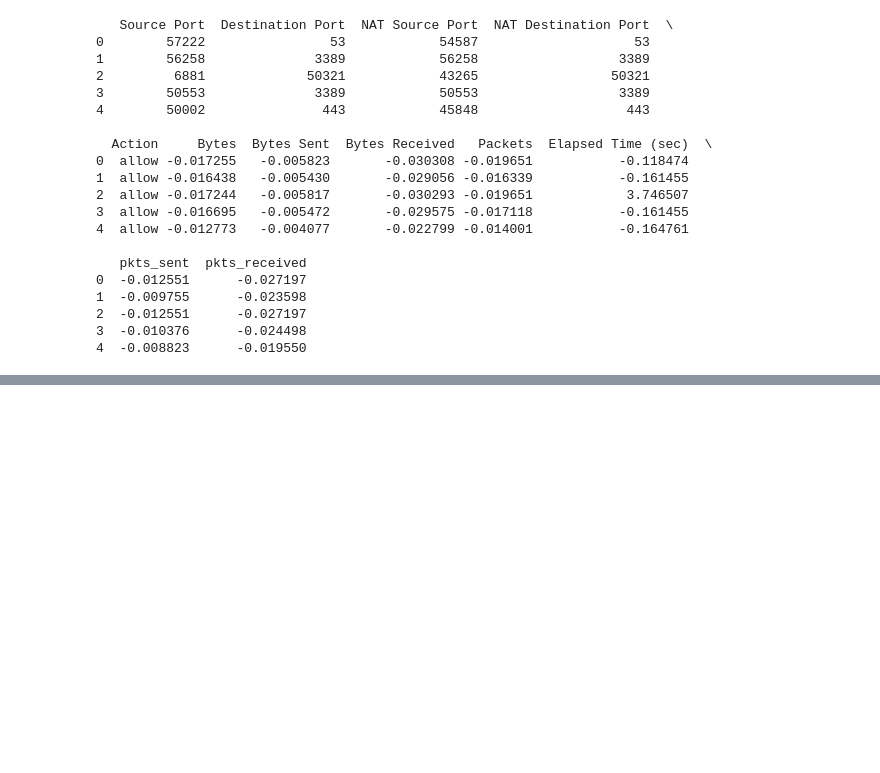
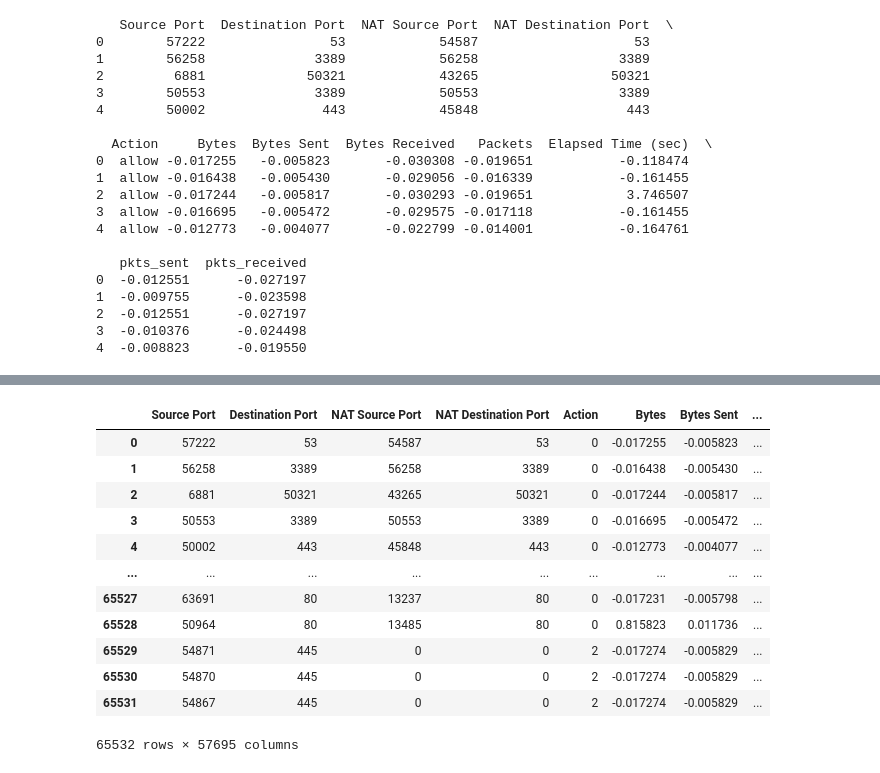
Before and after one commit to dk28yip/MSDS7333, a Jupyter notebook: Case Study 5.ipynb, the cells around one changed output, grey strips where cells are left out. Saved outputs shown, nothing was run; the diff lists cells and outputs as text; code cells hidden in the pictures; blank space fills up the shorter version.

```diff
--- a/Case Study 5.ipynb
+++ b/Case Study 5.ipynb
@@ -159,0 +211,16 @@ X_train, X_test, y_train, y_test = train_test_split(X, y, test_size=0.2, random_
+# %%
+df_scaled
+# %% [output]
+|  | Source Port | Destination Port | NAT Source Port | NAT Destination Port | Action | Bytes | Bytes Sent | ... |
+| 0 | 57222 | 53 | 54587 | 53 | 0 | -0.017255 | -0.005823 | ... |
+| 1 | 56258 | 3389 | 56258 | 3389 | 0 | -0.016438 | -0.005430 | ... |
+| 2 | 6881 | 50321 | 43265 | 50321 | 0 | -0.017244 | -0.005817 | ... |
+| 3 | 50553 | 3389 | 50553 | 3389 | 0 | -0.016695 | -0.005472 | ... |
+| 4 | 50002 | 443 | 45848 | 443 | 0 | -0.012773 | -0.004077 | ... |
+| ... | ... | ... | ... | ... | ... | ... | ... | ... |
+| 65527 | 63691 | 80 | 13237 | 80 | 0 | -0.017231 | -0.005798 | ... |
+| 65528 | 50964 | 80 | 13485 | 80 | 0 | 0.815823 | 0.011736 | ... |
+| 65529 | 54871 | 445 | 0 | 0 | 2 | -0.017274 | -0.005829 | ... |
+| 65530 | 54870 | 445 | 0 | 0 | 2 | -0.017274 | -0.005829 | ... |
+| 65531 | 54867 | 445 | 0 | 0 | 2 | -0.017274 | -0.005829 | ... |
+65532 rows × 57695 columns
```
Also changed, not shown: parts of 8 cells of this notebook.
